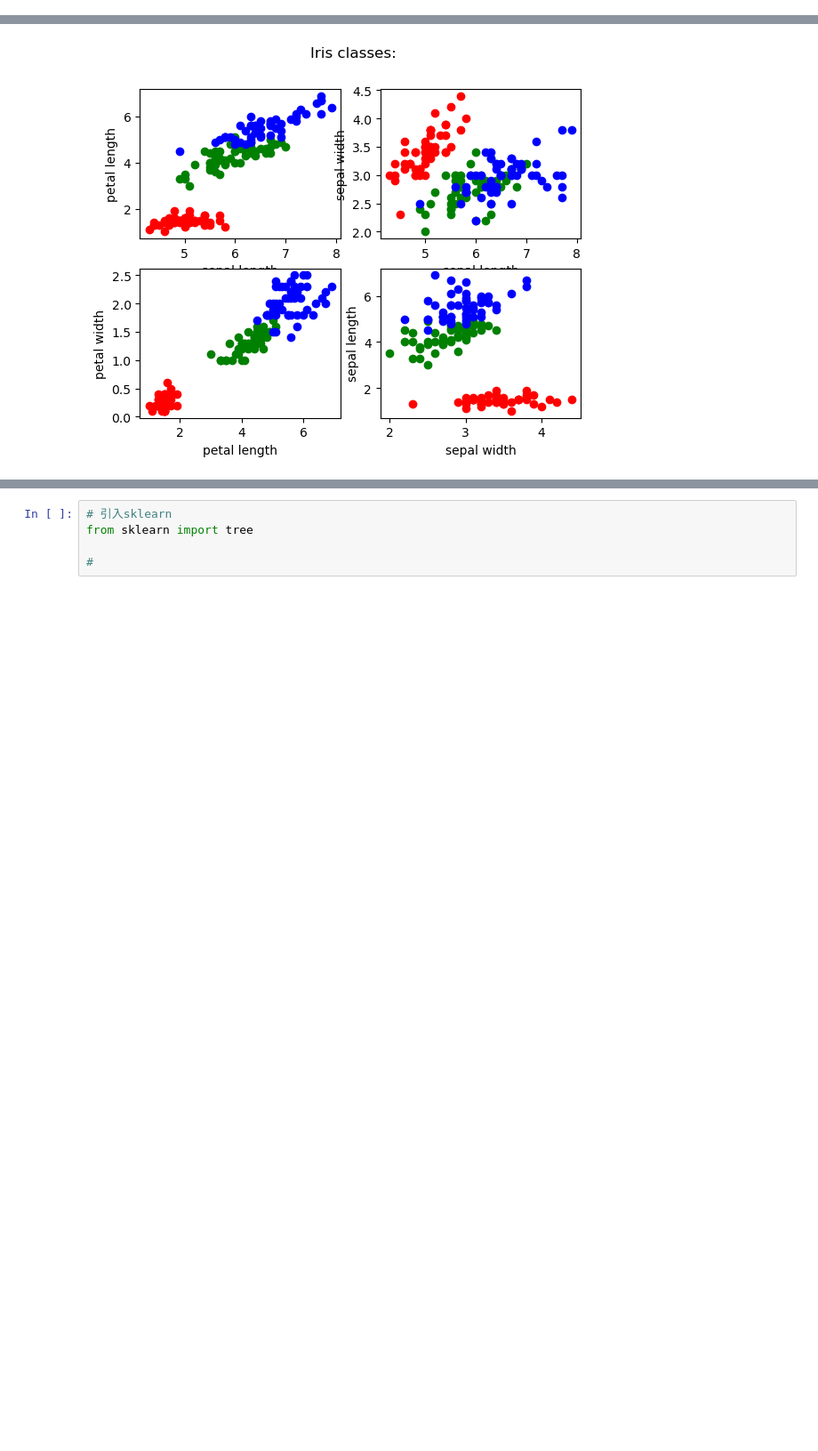
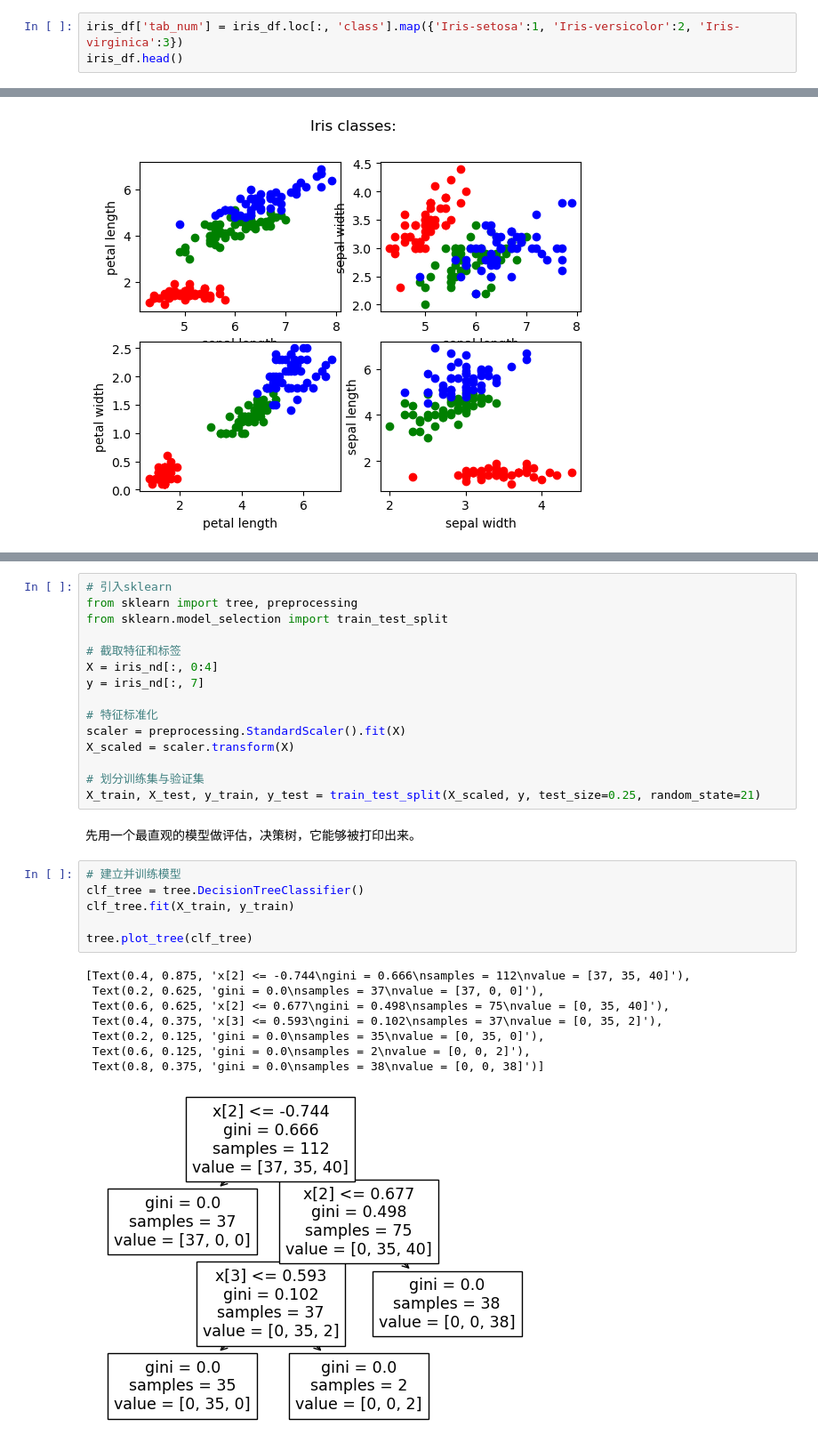
Before and after one commit to amonraknight/Python-tutorial, a Jupyter notebook: 工科Python实用快速教程（二）.ipynb, the cells around one changed output, grey strips where cells are left out. Shown: that part at 89% size. Cells and saved outputs as stored; diff of their text form; blank space fills up the shorter version.

```diff
--- a/工科Python实用快速教程（二）.ipynb
+++ b/工科Python实用快速教程（二）.ipynb
@@ -275,0 +282,3 @@ iris_df.loc[iris_df['class']=='Iris-virginica']
+# %%
+iris_df['tab_num'] = iris_df.loc[:, 'class'].map({'Iris-setosa':1, 'Iris-versicolor':2, 'Iris-virginica':3})
+iris_df.head()
@@ -690,5 +713,32 @@ Text(0.5, 0.98, 'Iris classes:')
-# %%
-# 引入sklearn
-from sklearn import tree
-
-#
+# %%
+# 引入sklearn
+from sklearn import tree, preprocessing
+from sklearn.model_selection import train_test_split
+
+# 截取特征和标签
+X = iris_nd[:, 0:4]
+y = iris_nd[:, 7]
+
+# 特征标准化
+scaler = preprocessing.StandardScaler().fit(X)
+X_scaled = scaler.transform(X)
+
+# 划分训练集与验证集
+X_train, X_test, y_train, y_test = train_test_split(X_scaled, y, test_size=0.25, random_state=21)
+# %% [markdown]
+先用一个最直观的模型做评估，决策树，它能够被打印出来。
+# %%
+# 建立并训练模型
+clf_tree = tree.DecisionTreeClassifier()
+clf_tree.fit(X_train, y_train)
+
+tree.plot_tree(clf_tree)
+# %% [output]
+[Text(0.4, 0.875, 'x[2] <= -0.744\ngini = 0.666\nsamples = 112\nvalue = [37, 35, 40]'),
+ Text(0.2, 0.625, 'gini = 0.0\nsamples = 37\nvalue = [37, 0, 0]'),
+ Text(0.6, 0.625, 'x[2] <= 0.677\ngini = 0.498\nsamples = 75\nvalue = [0, 35, 40]'),
+ Text(0.4, 0.375, 'x[3] <= 0.593\ngini = 0.102\nsamples = 37\nvalue = [0, 35, 2]'),
+ Text(0.2, 0.125, 'gini = 0.0\nsamples = 35\nvalue = [0, 35, 0]'),
+ Text(0.6, 0.125, 'gini = 0.0\nsamples = 2\nvalue = [0, 0, 2]'),
+ Text(0.8, 0.375, 'gini = 0.0\nsamples = 38\nvalue = [0, 0, 38]')]
+[figure, added]
```
Also changed, not shown: parts of 19 cells of this notebook, 2 other files.
